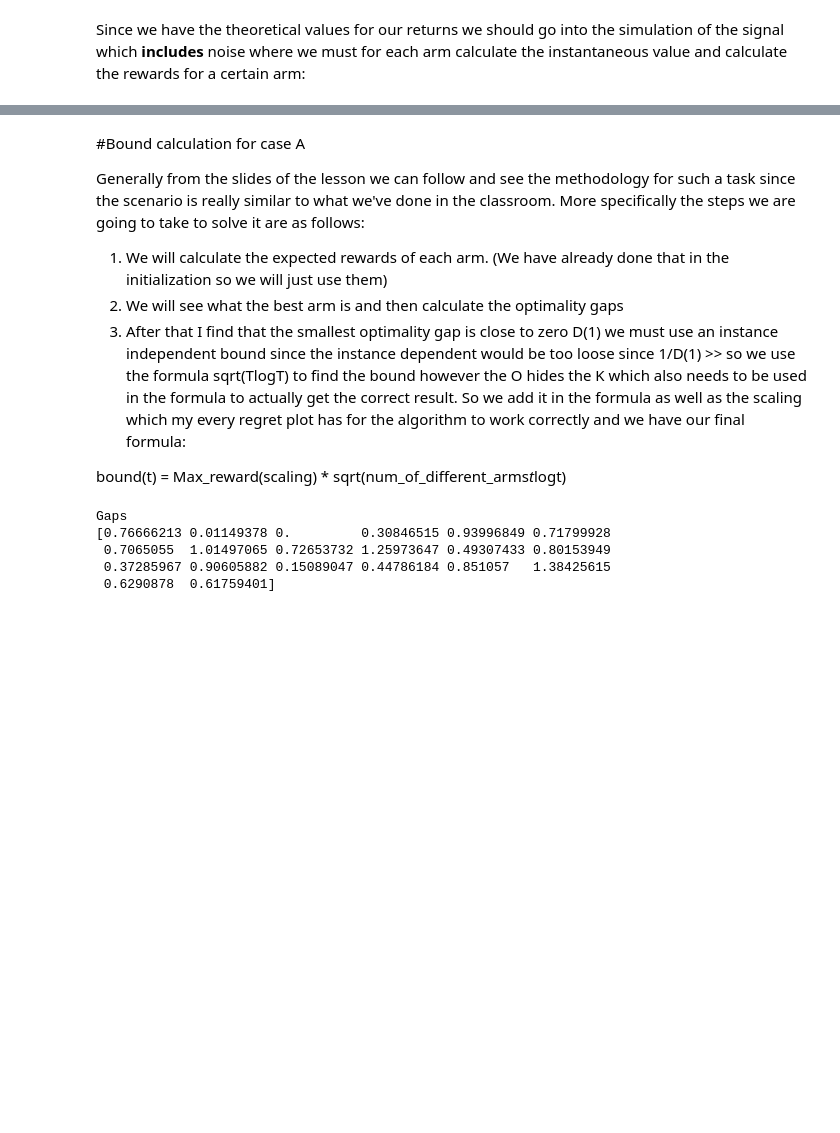
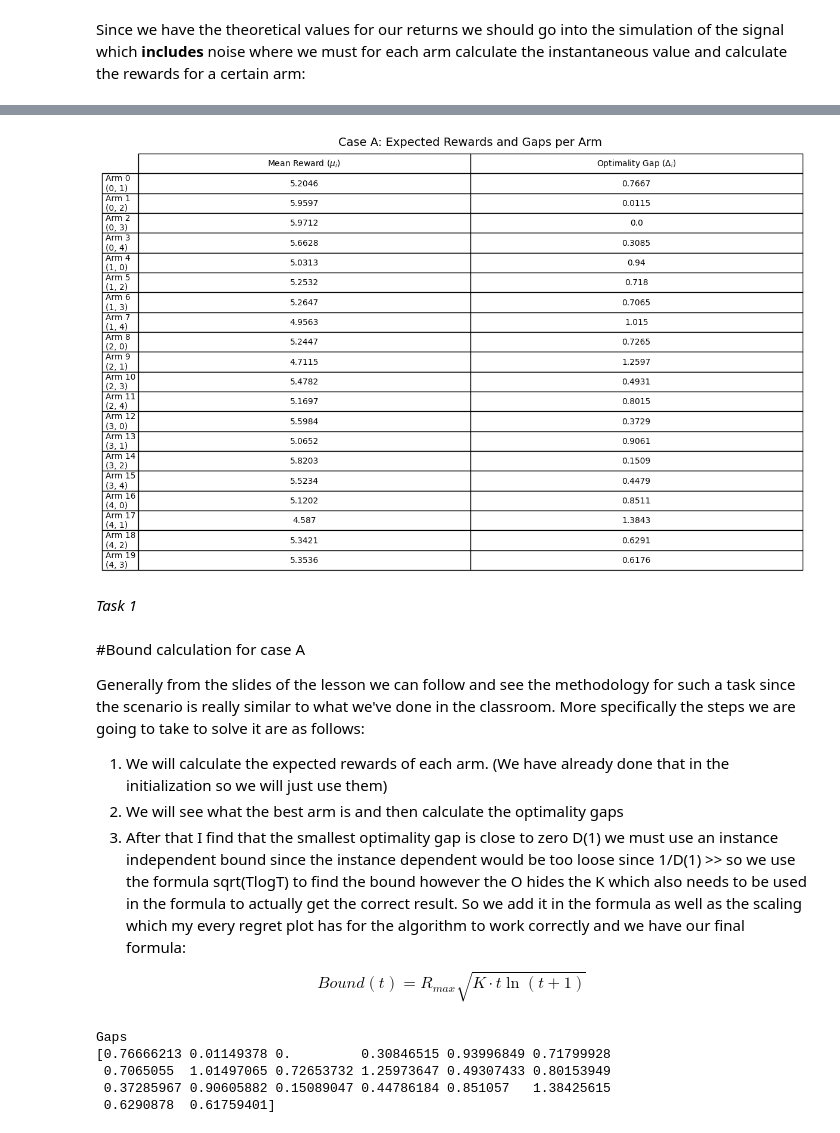
Before and after one commit to Giorgosman13/RL_Assignment1, a Jupyter notebook: Stohastic_Multi_Armed_Bandits_with_UCB.ipynb, the cells around one changed output, grey strips where cells are left out. Saved outputs shown, nothing was run; the diff lists cells and outputs as text; code cells hidden in the pictures; blank space fills up the shorter version.

```diff
--- a/Stohastic_Multi_Armed_Bandits_with_UCB.ipynb
+++ b/Stohastic_Multi_Armed_Bandits_with_UCB.ipynb
@@ -79,3 +118,31 @@ We now need to create our main run algorithm for each algorithm. That mode force
+# %%
+#All tables for python are taken from Gemini code.
+# Use raw strings (r"") for column labels to fix the SyntaxWarning
+columns = [r"Mean Reward ($\mu_i$)", r"Optimality Gap ($\Delta_i$)"]
+
+# Re-run your table creation
+arm_labels = [f"Arm {i}\n{arms[i]}" for i in range(len(arms))]
+table_data = np.vstack((expected_mij, Di)).T
+
+fig, ax = plt.subplots(figsize=(12, 8))
+ax.axis('off')
+
+table = ax.table(cellText=np.round(table_data, 4),
+                 colLabels=columns,
+                 rowLabels=arm_labels,
+                 loc='center',
+                 cellLoc='center')
+
+table.auto_set_font_size(False)
+table.set_fontsize(10)
+table.scale(1.2, 2)
+
+plt.title("Case A: Expected Rewards and Gaps per Arm", pad=40, fontsize=14)
+plt.show()
+# %% [output]
+[figure, added]
+# %% [markdown]
+*Task 1*
 # %%
 def run_ucb_A(T):
   regret = np.zeros(T)
@@ -149,5 +216,7 @@ Generally from the slides of the lesson we can follow and see the methodology fo
 2.   We will see what the best arm is and then calculate the optimality gaps
 3.   After that I find that the smallest optimality gap is close to zero D(1) we must use an instance independent bound since the instance dependent would be too loose since 1/D(1) >> so we use the formula sqrt(TlogT) to find the bound however the O hides the K which also needs to be used in the formula to actually get the correct result. So we add it in the formula as well as the scaling which my every regret plot has for the algorithm to work correctly and we have our final formula:
 
-bound(t) = Max_reward(scaling) * sqrt(num_of_different_arms*t*logt)
+\begin{equation}
+Bound(t) = R_{max} \sqrt{K \cdot t \ln(t+1)}
+\end{equation}
 # %%
```
Also changed, not shown: parts of 27 cells of this notebook.
